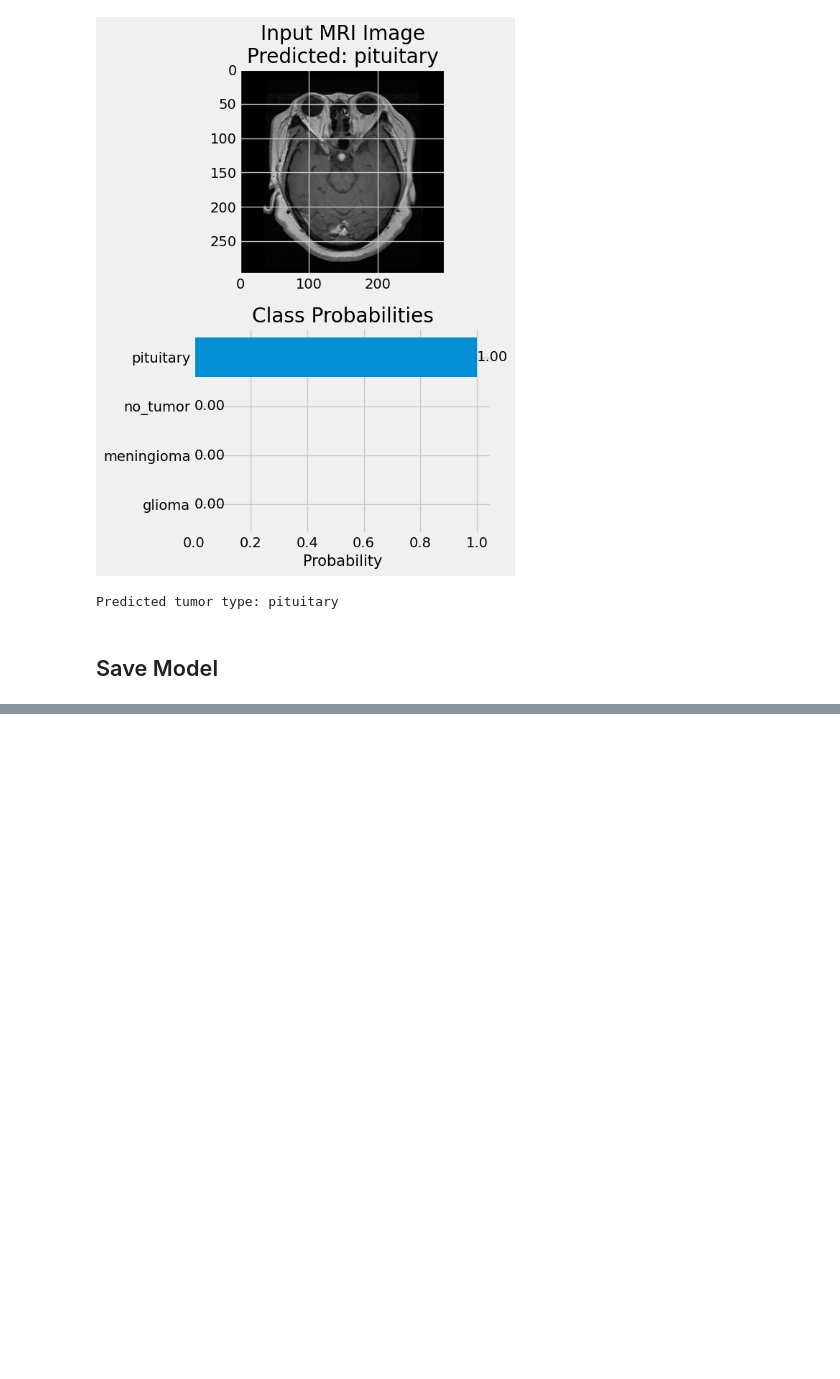
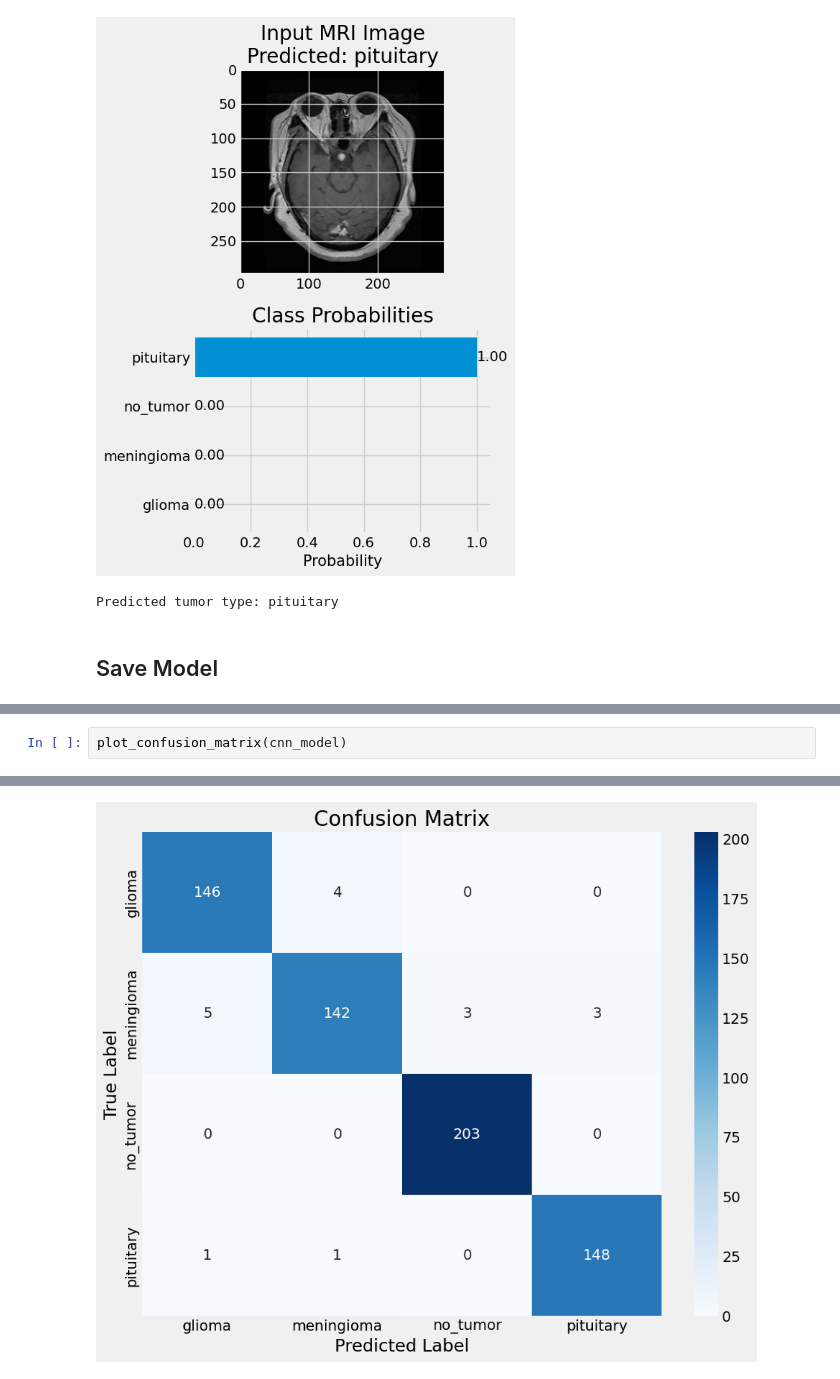
Before and after one commit to lruizarce/brain_Tumor_MRI, a Jupyter notebook: notebooks/eda.ipynb, the cells around one changed output, grey strips where cells are left out. Cells and saved outputs as stored; diff of their text form; blank space fills up the shorter version.

```diff
--- a/notebooks/eda.ipynb
+++ b/notebooks/eda.ipynb
@@ -441,0 +656,3 @@ model.save_weights("xception_model.weights.h5")
+# %%
+plot_confusion_matrix(cnn_model)
+# %% [output]
@@ -441,0 +660 @@ model.save_weights("xception_model.weights.h5")
+[figure, added]
```
Also changed, not shown: parts of 27 cells of this notebook.
